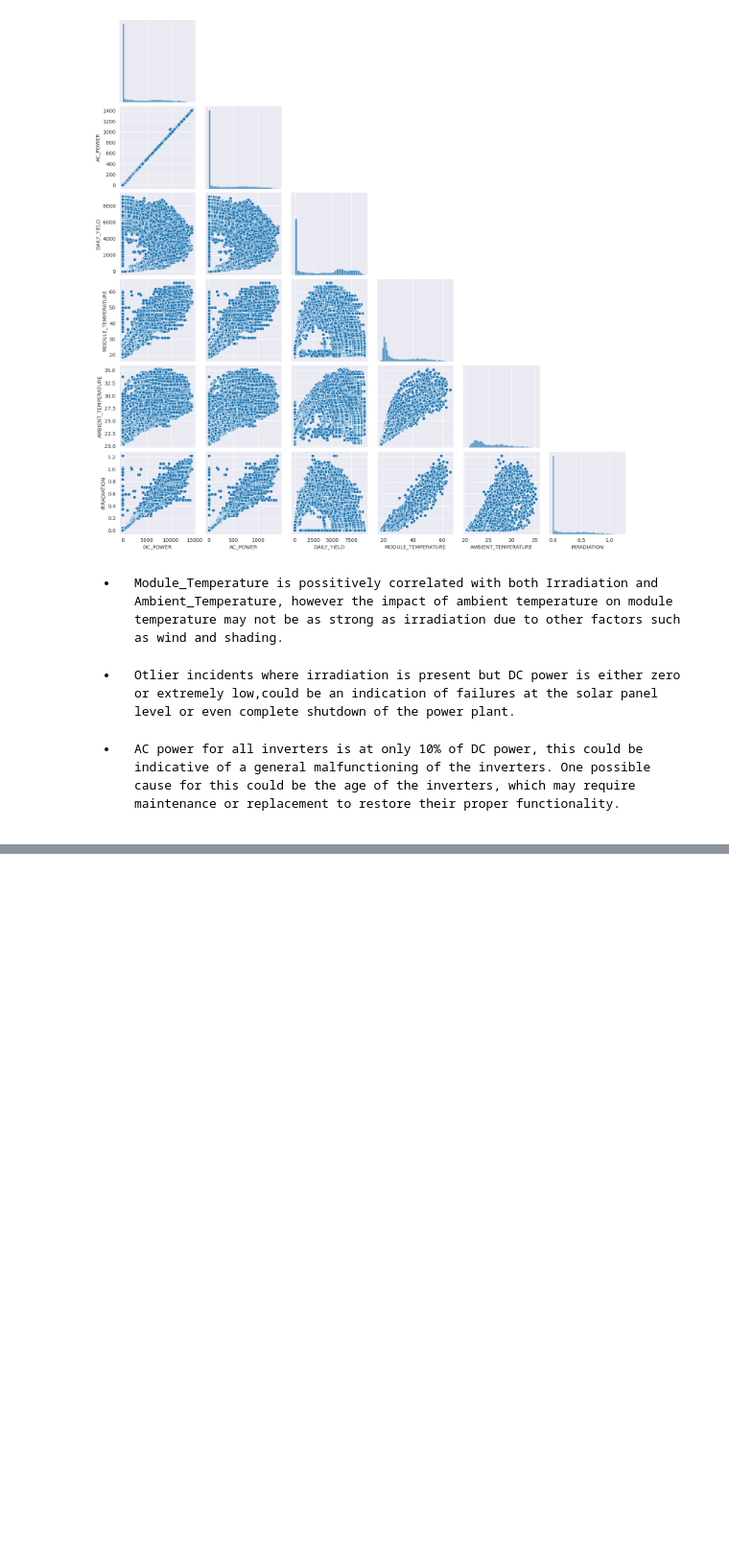
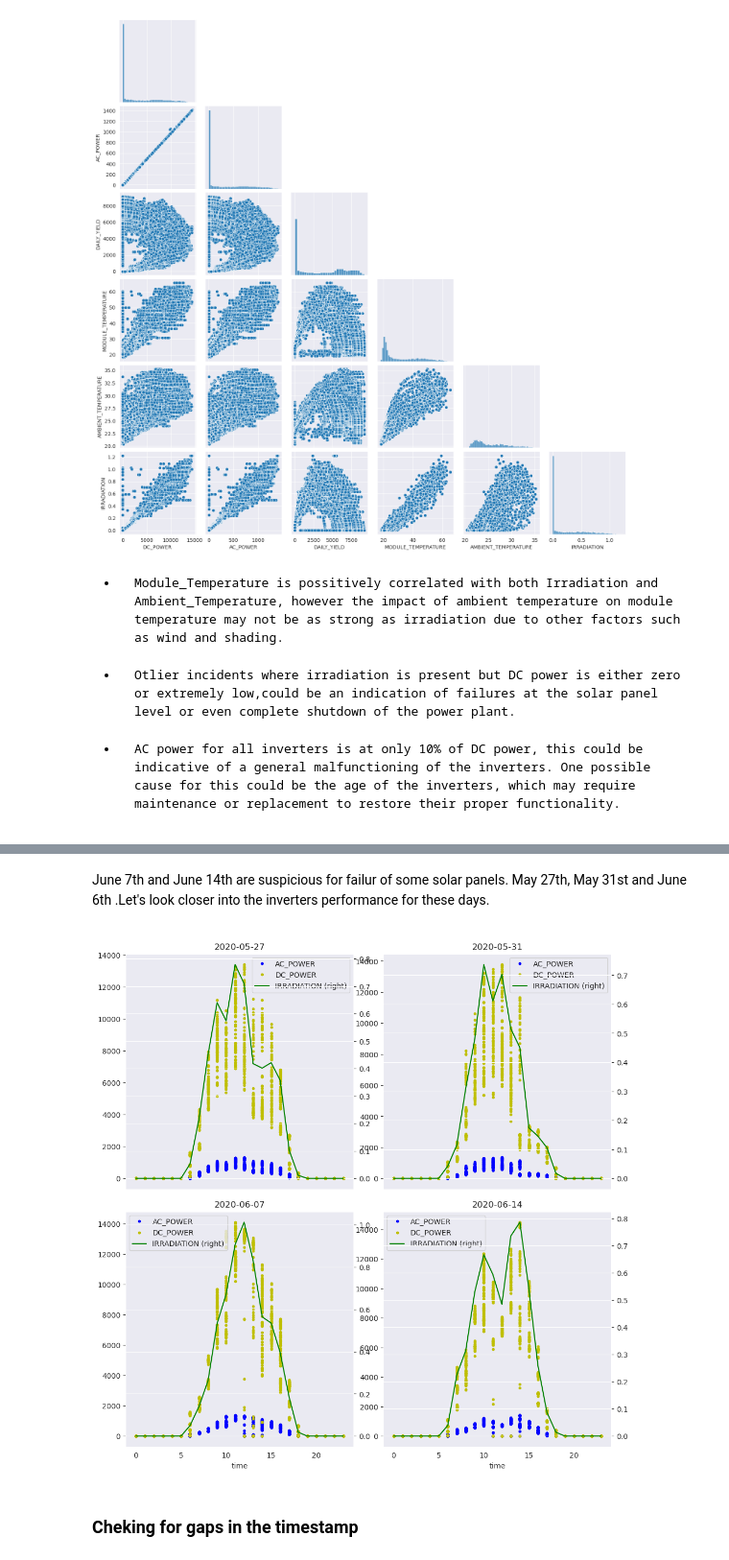
Before and after one commit to sedimir/SediMir, a Jupyter notebook: solar-power-generation.ipynb, the cells around one changed output, grey strips where cells are left out. Shown at 96% size. Saved outputs shown, nothing was run; the diff lists cells and outputs as text; code cells hidden in the pictures; blank space fills up the shorter version.

```diff
--- a/solar-power-generation.ipynb
+++ b/solar-power-generation.ipynb
@@ -296,0 +299,23 @@ for ax in ax.flat:
+# %% [markdown]
+<font size='+1'>
+
+June 7th and June 14th are suspicious for failur of some solar panels. May 27th, May 31st and June 6th .Let's look closer into the inverters performance for these days.
+
+</font>
+# %%
+days=['2020-05-27','2020-05-31','2020-06-07','2020-06-14']
+f,ax=plt.subplots(2,2,figsize=(10,10))
+plt.tight_layout(pad=1)
+i=0
+for a in range(0,2):
+    for b in range(0,2):
+        ax1=ax[a,b]
+        gen_sen[gen_sen.Day.astype(str)==days[i]].plot(sharex=True,x='time',y='AC_POWER',style='b.',ax=ax1)
+        gen_sen[gen_sen.Day.astype(str)==days[i]].plot(sharex=True,x='time',y='DC_POWER',style='y.',ax=ax1)
+        gen_sen[gen_sen.Day.astype(str)==days[i]].groupby('time').mean().plot(sharex=True,y='IRRADIATION',color='green',ax=ax1,secondary_y=True)
+        ax1.set_title(days[i])
+        i+=1
+# %% [output]
+[figure, added]
+# %% [markdown]
+### Cheking for gaps in the timestamp
```
Also changed, not shown: parts of 8 cells of this notebook.
